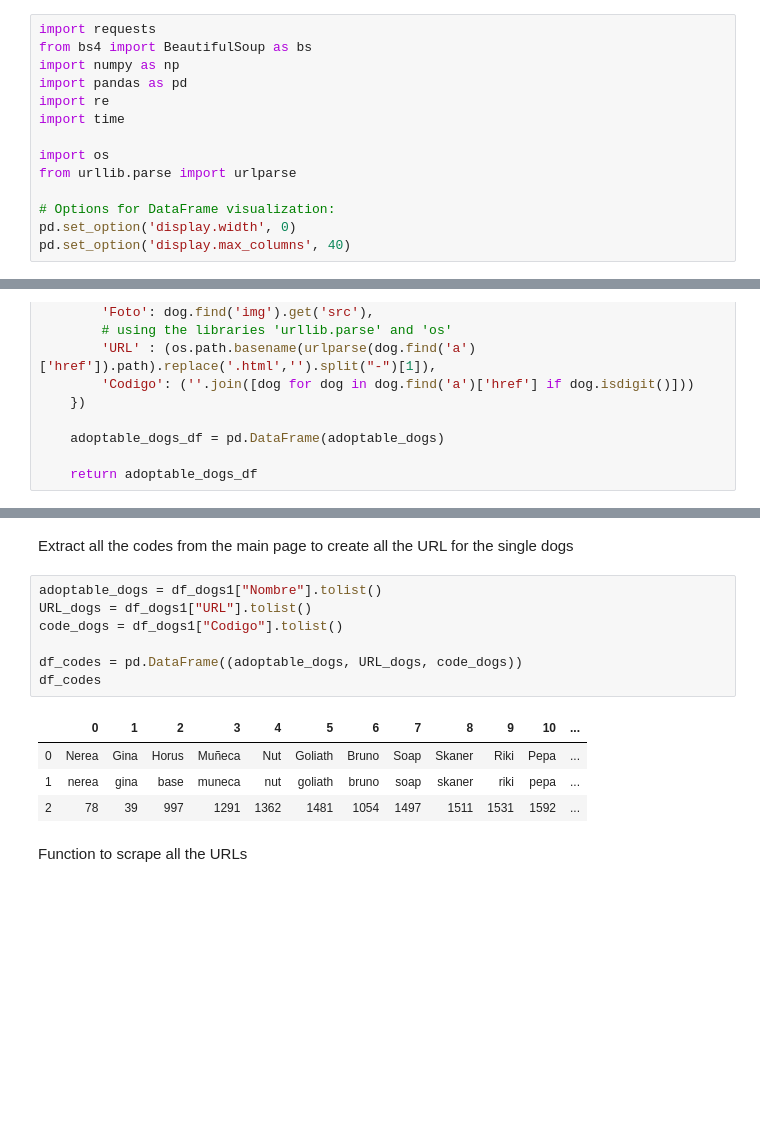
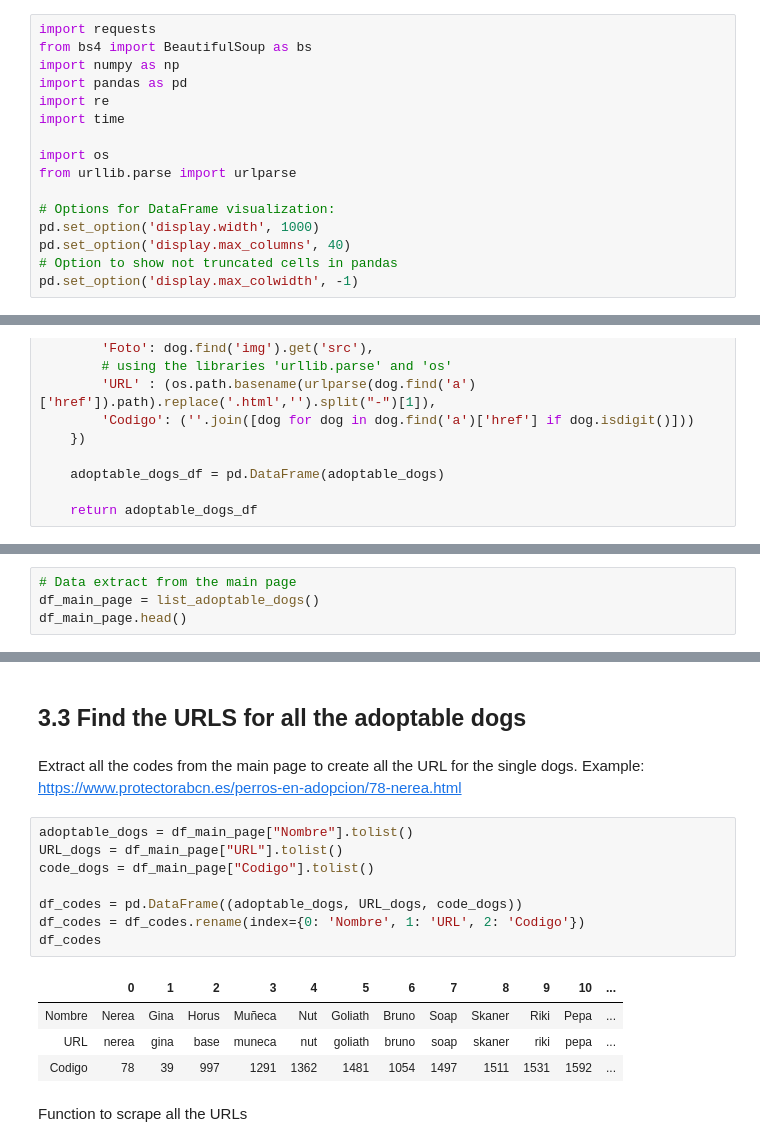
Before and after one commit to ironhack-bcn-data-pt/PR03-project-web, a Jupyter notebook: web_scraping.ipynb, the cells around one changed output, grey strips where cells are left out. Saved outputs shown, nothing was run; the diff lists cells and outputs as text; blank space fills up the shorter version.

```diff
--- a/web_scraping.ipynb
+++ b/web_scraping.ipynb
@@ -16,8 +16,10 @@ import os
 from urllib.parse import urlparse
 
 # Options for DataFrame visualization:
-pd.set_option('display.width', 0)
+pd.set_option('display.width', 1000)
 pd.set_option('display.max_columns', 40)
+# Option to show not truncated cells in pandas
+pd.set_option('display.max_colwidth', -1)
 # %% [markdown]
 ## 1. Download and display the content of robots.txt
 # %%
@@ -223,0 +138,4 @@ delay()
+# %%
+# Data extract from the main page
+df_main_page = list_adoptable_dogs()
+df_main_page.head()
@@ -224,17 +207,21 @@ delay()
+# %% [markdown]
+## 3.3 Find the URLS for all the adoptable dogs
 # %% [markdown]
-Extract all the codes from the main page to create all the URL for the single dogs
+Extract all the codes from the main page to create all the URL for the single dogs.
+Example: https://www.protectorabcn.es/perros-en-adopcion/78-nerea.html
 # %%
-adoptable_dogs = df_dogs1["Nombre"].tolist()
-URL_dogs = df_dogs1["URL"].tolist()
-code_dogs = df_dogs1["Codigo"].tolist()
+adoptable_dogs = df_main_page["Nombre"].tolist()
+URL_dogs = df_main_page["URL"].tolist()
+code_dogs = df_main_page["Codigo"].tolist()
 
 df_codes = pd.DataFrame((adoptable_dogs, URL_dogs, code_dogs))
+df_codes = df_codes.rename(index={0: 'Nombre', 1: 'URL', 2: 'Codigo'})
 df_codes
 # %% [output]
 |  | 0 | 1 | 2 | 3 | 4 | 5 | 6 | 7 | 8 | 9 | 10 | ... |
-| 0 | Nerea | Gina | Horus | Muñeca | Nut | Goliath | Bruno | Soap | Skaner | Riki | Pepa | ... |
-| 1 | nerea | gina | base | muneca | nut | goliath | bruno | soap | skaner | riki | pepa | ... |
-| 2 | 78 | 39 | 997 | 1291 | 1362 | 1481 | 1054 | 1497 | 1511 | 1531 | 1592 | ... |
+| Nombre | Nerea | Gina | Horus | Muñeca | Nut | Goliath | Bruno | Soap | Skaner | Riki | Pepa | ... |
+| URL | nerea | gina | base | muneca | nut | goliath | bruno | soap | skaner | riki | pepa | ... |
+| Codigo | 78 | 39 | 997 | 1291 | 1362 | 1481 | 1054 | 1497 | 1511 | 1531 | 1592 | ... |
 # %% [markdown]
 Function to scrape all the URLs
 # %%
```
Also changed, not shown: parts of 44 cells of this notebook, 2 other files.
